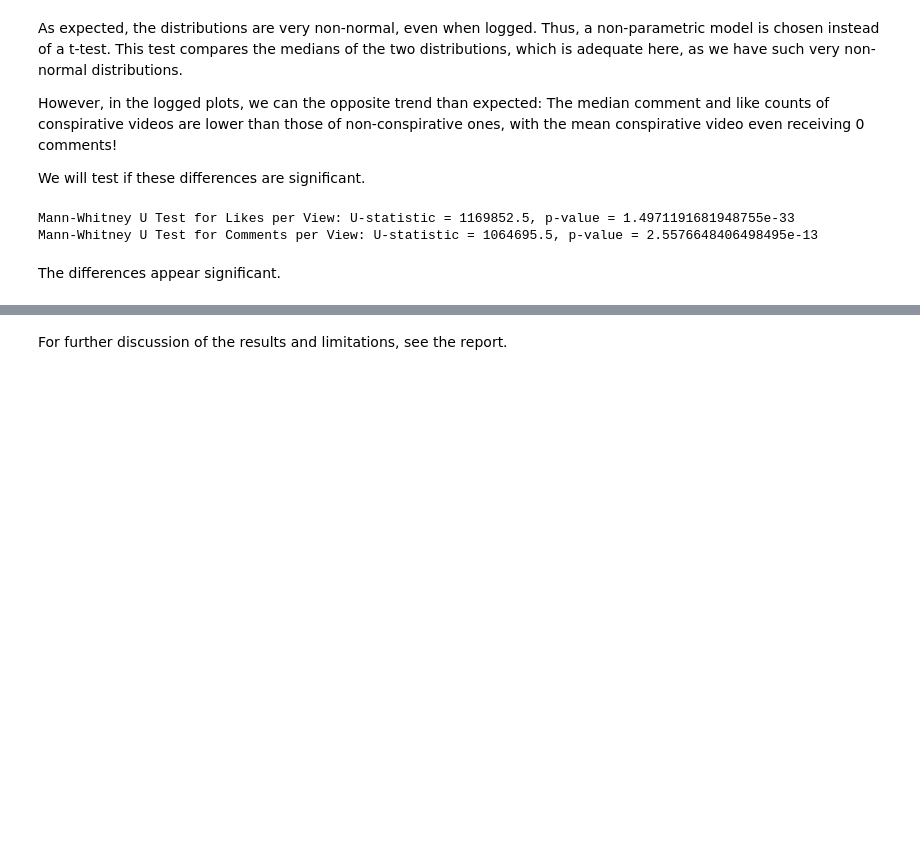
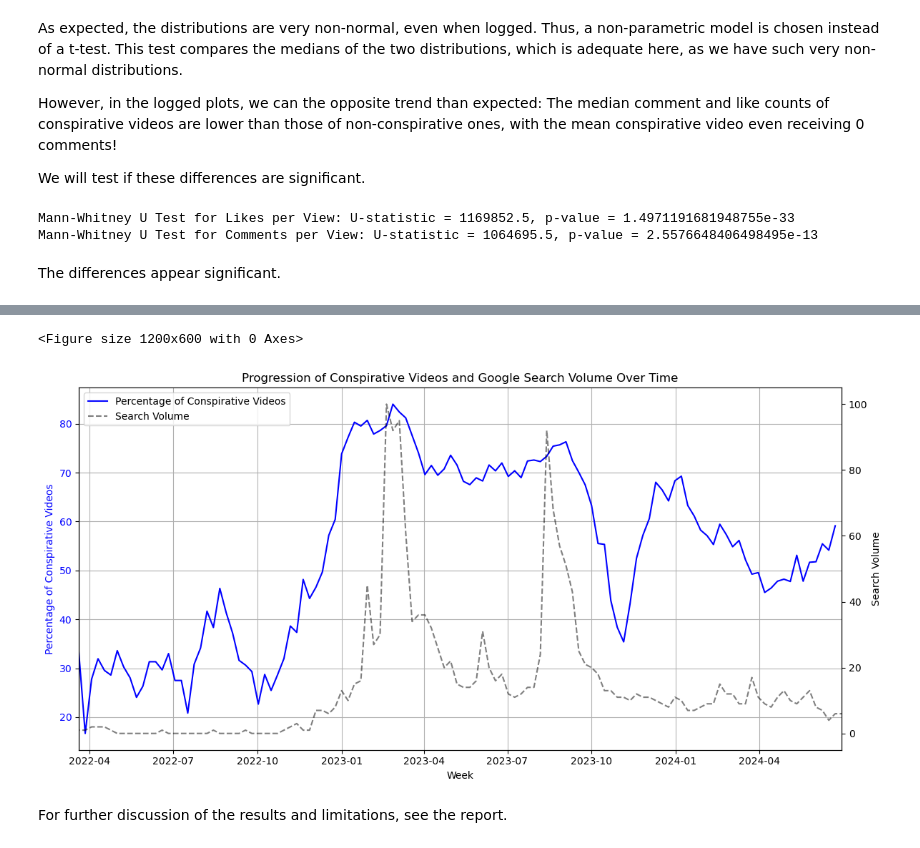
Before and after one commit to julia-king-edu/so-24_smda_project, a Jupyter notebook: 03_analysis.ipynb, the cells around one changed output, grey strips where cells are left out. Saved outputs shown, nothing was run; the diff lists cells and outputs as text; code cells hidden in the pictures; blank space fills up the shorter version.

Commit message:
added visualization over time

```diff
--- a/03_analysis.ipynb
+++ b/03_analysis.ipynb
@@ -428,0 +431,5 @@ The differences appear significant.
+# %%
+# load relevant data
+gtrends_df = read_gtrends_df()
+video_df = read_video_df()
+comment_df = read_comment_df()
@@ -428,0 +450,6 @@ The differences appear significant.
+# %%
+video_time_df = video_df.groupby("week_start")[["views", "likes", "comments", "conspirative_auto"]].mean()
+
+# normalize data a bit, so i can visualize trends instead of individual outliers
+video_time_df[["views", "likes", "comments", "conspirative_auto"]] = video_time_df[["views", "likes", "comments", "conspirative_auto"]].rolling(window = 5, min_periods = 1).mean()
+video_time_df
@@ -429,2 +471,39 @@ The differences appear significant.
+# %%
+# add visualization of progression of share of conspirative videos
+
+plt.figure(figsize = (12, 6))
+
+# % of conspirative videos on left axis
+fig, ax1 = plt.subplots(figsize = (12, 6))
+
+
+ax1.plot(pd.to_datetime(video_time_df.index), video_time_df["conspirative_auto"] * 100, label = "Percentage of Conspirative Videos", color = "blue")
+ax1.set_xlabel("Week")
+ax1.set_ylabel("Percentage of Conspirative Videos", color = "blue")
+ax1.tick_params(axis = "y", labelcolor = "blue")
+
+# search volume on right axis
+ax2 = ax1.twinx()
+ax2.plot(gtrends_df["date"], gtrends_df["volume"], label = "Search Volume", color = "black", linestyle = "--", alpha = 0.5)
+ax2.set_ylabel("Search Volume", color = "black")
+ax2.tick_params(axis = "y", labelcolor = "black")
+
+# Set the x-axis limits
+ax1.set_xlim(pd.to_datetime(video_time_df.index).min(), pd.to_datetime(gtrends_df["date"]).max())
+
+# legend
+lines, labels = ax1.get_legend_handles_labels()
+lines2, labels2 = ax2.get_legend_handles_labels()
+ax1.legend(lines + lines2, labels + labels2, loc = "upper left")
+
+# # Title + grid + layout
+plt.title("Progression of Conspirative Videos and Google Search Volume Over Time")
+ax1.grid(True)
+plt.tight_layout()
+
+plt.show()
+# %% [output]
+<Figure size 1200x600 with 0 Axes>
+[figure, added]
 # %% [markdown]
 For further discussion of the results and limitations, see the report.
```
Also changed, not shown: parts of 4 cells of this notebook, 3 other files.
